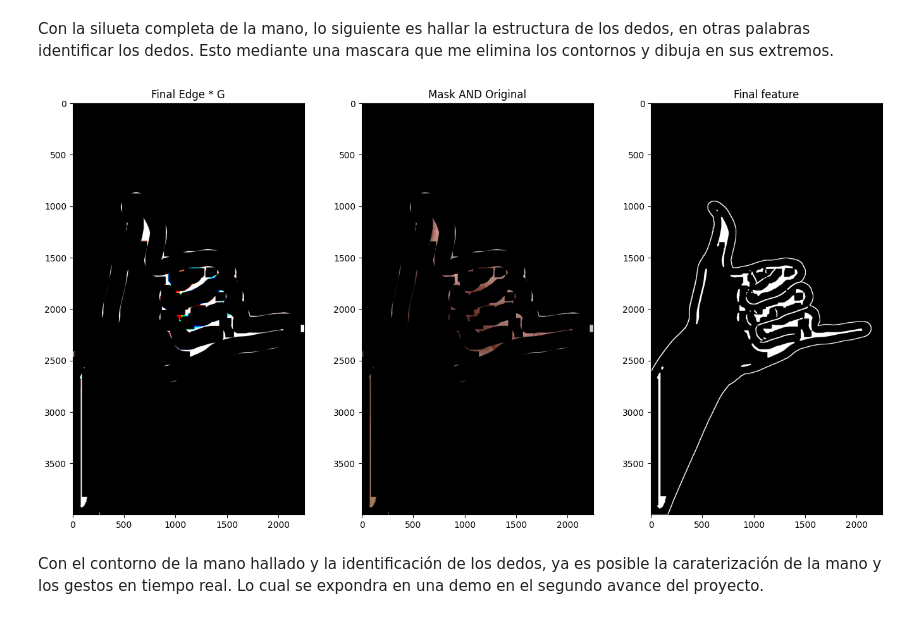
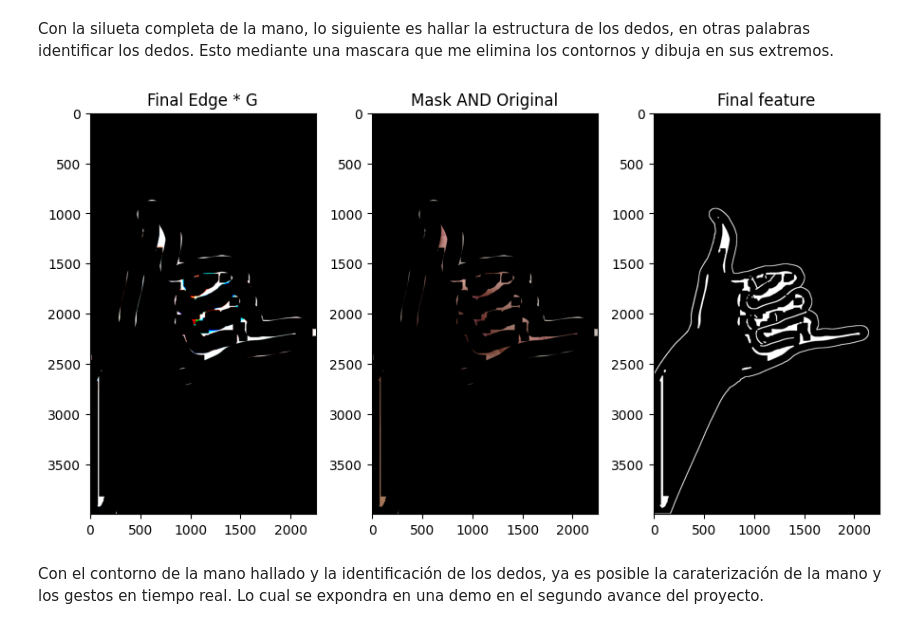
Before and after one commit to KouzouAkizuki/Tecnicas-de-IA---2024-I, a Jupyter notebook: Proyecto/Avance_1, Oscar Riveros, Yovany Vargas/Proyecto_TIA.ipynb, the cells around one changed output. Saved outputs shown, nothing was run; the diff lists cells and outputs as text; code cells hidden in the pictures.

```diff
--- a/Proyecto/Avance_1, Oscar Riveros, Yovany Vargas/Proyecto_TIA.ipynb
+++ b/Proyecto/Avance_1, Oscar Riveros, Yovany Vargas/Proyecto_TIA.ipynb
@@ -172,35 +172,35 @@ def generator(N):
 
 final_edge = cv2.bitwise_and(Indoor_G, Indoor_G, mask=final_dilated)
 
 #Convolución con G
 G = np.array(generator(50))
 fingers = cv2.filter2D(final_edge, -1, G)
 
 #Erosión para eliminar areas no deseadas
 k = np.ones((61, 61), np.uint8)
 fingers = cv2.erode(fingers, k, iterations = 1)
 
 #Encontrar los dedos usando el valor del umbral obtenido por Otsu en el espacio de colo HSV
 mask = cv2.cvtColor(fingers, cv2.COLOR_BGR2GRAY)
 manoSeg = cv2.bitwise_and(Indoor_G, Indoor_G, mask=mask)
 hsv_gray = cv2.cvtColor(HSV(manoSeg), cv2.COLOR_BGR2GRAY)
 _ ,Mano_Binary = cv2.threshold(hsv_gray,88,255,cv2.THRESH_BINARY)
 
 #Se dilatan las areas para mayor visualización
 k = np.ones((12, 12), np.uint8)
 Mano_Binary_dilated = cv2.dilate(Mano_Binary,k, iterations = 1)
 
 #Se unen el contorno y la detección de los dedos
 FINAL = cv2.bitwise_or(Mano_Binary_dilated, final_dilated)
 
 plt.figure(1)
 plt.subplot(1,3,1), plt.imshow(fingers), plt.title('Final Edge * G')
 plt.subplot(1,3,2), plt.imshow(manoSeg), plt.title('Mask AND Original')
 plt.subplot(1,3,3), plt.imshow(FINAL, cmap=plt.cm.gray), plt.title('Final feature')
-plt.subplots_adjust(top=2, bottom=0.0, left=0.0, right=2, hspace=0, wspace=0.25)
+plt.subplots_adjust(top=2, bottom=0.0, left=0.0, right=1.3, hspace=0, wspace=0.25)
 plt.show()
 # %% [output]
-[figure, old version]
+[figure, new version]
 # %% [markdown]
 Con el contorno de la mano hallado y la identificación de los dedos, ya es posible la caraterización de la mano y los gestos en tiempo real. Lo cual se expondra en una demo en el segundo avance del proyecto.
 # %% [markdown]
```
Also changed, not shown: parts of 2 cells of this notebook, 1 other file.
